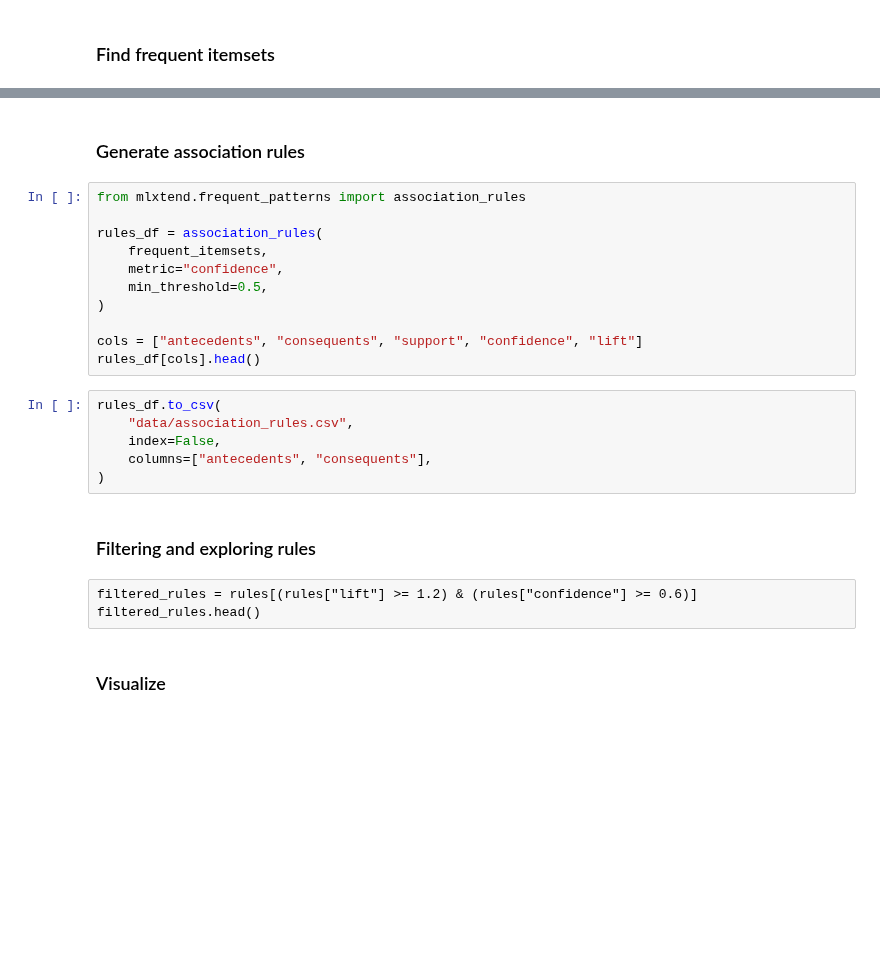
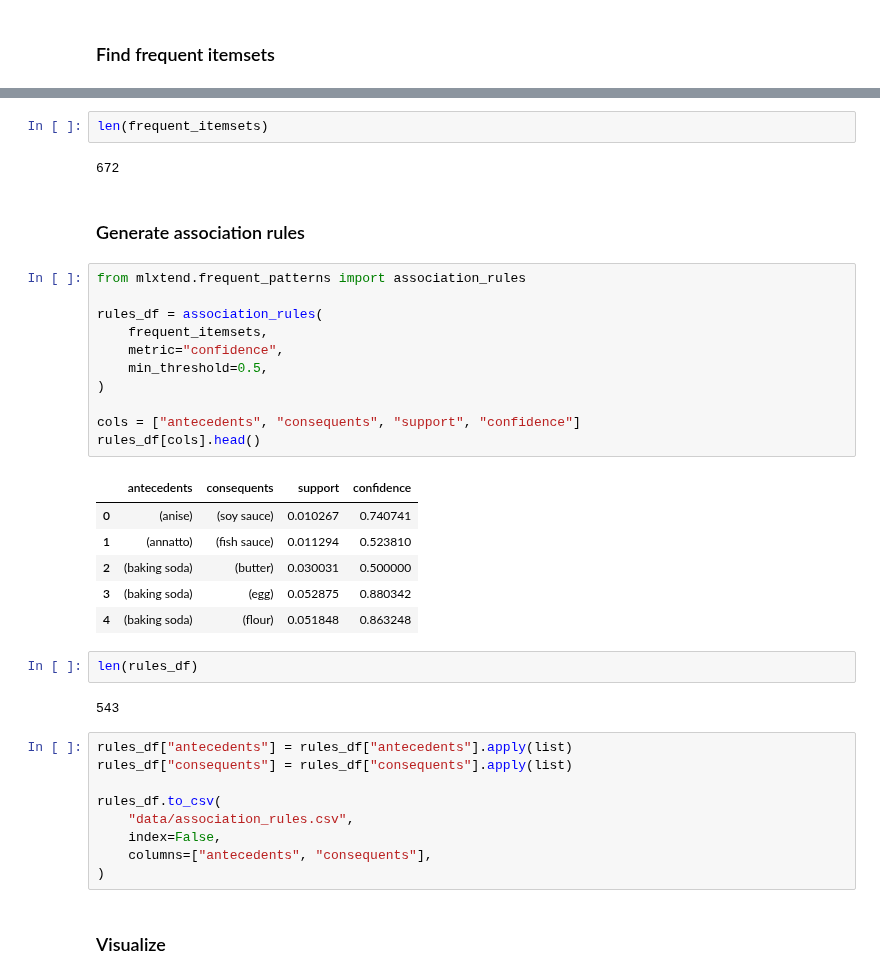
Before and after one commit to rixmape/panlasang-pinoy-clustering, a Jupyter notebook: main.ipynb, the cells around one changed output, grey strips where cells are left out. Saved outputs shown, nothing was run; the diff lists cells and outputs as text; blank space fills up the shorter version.

```diff
--- a/main.ipynb
+++ b/main.ipynb
@@ -392,27 +461,40 @@ frequent_itemsets.head()
+# %%
+len(frequent_itemsets)
+# %% [output]
+672
 # %% [markdown]
 ### Generate association rules
 # %%
 from mlxtend.frequent_patterns import association_rules
 
 rules_df = association_rules(
     frequent_itemsets,
     metric="confidence",
     min_threshold=0.5,
 )
 
-cols = ["antecedents", "consequents", "support", "confidence", "lift"]
+cols = ["antecedents", "consequents", "support", "confidence"]
 rules_df[cols].head()
+# %% [output]
+|  | antecedents | consequents | support | confidence |
+| 0 | (anise) | (soy sauce) | 0.010267 | 0.740741 |
+| 1 | (annatto) | (fish sauce) | 0.011294 | 0.523810 |
+| 2 | (baking soda) | (butter) | 0.030031 | 0.500000 |
+| 3 | (baking soda) | (egg) | 0.052875 | 0.880342 |
+| 4 | (baking soda) | (flour) | 0.051848 | 0.863248 |
+# %%
+len(rules_df)
+# %% [output]
+543
 # %%
+rules_df["antecedents"] = rules_df["antecedents"].apply(list)
+rules_df["consequents"] = rules_df["consequents"].apply(list)
+
 rules_df.to_csv(
     "data/association_rules.csv",
     index=False,
     columns=["antecedents", "consequents"],
 )
-# %% [markdown]
-### Filtering and exploring rules
-# %% [raw]
-filtered_rules = rules[(rules["lift"] >= 1.2) & (rules["confidence"] >= 0.6)]
-filtered_rules.head()
 # %% [markdown]
 ### Visualize
 # %% [markdown]
```
Also changed, not shown: parts of 12 cells of this notebook, 4 other files.
